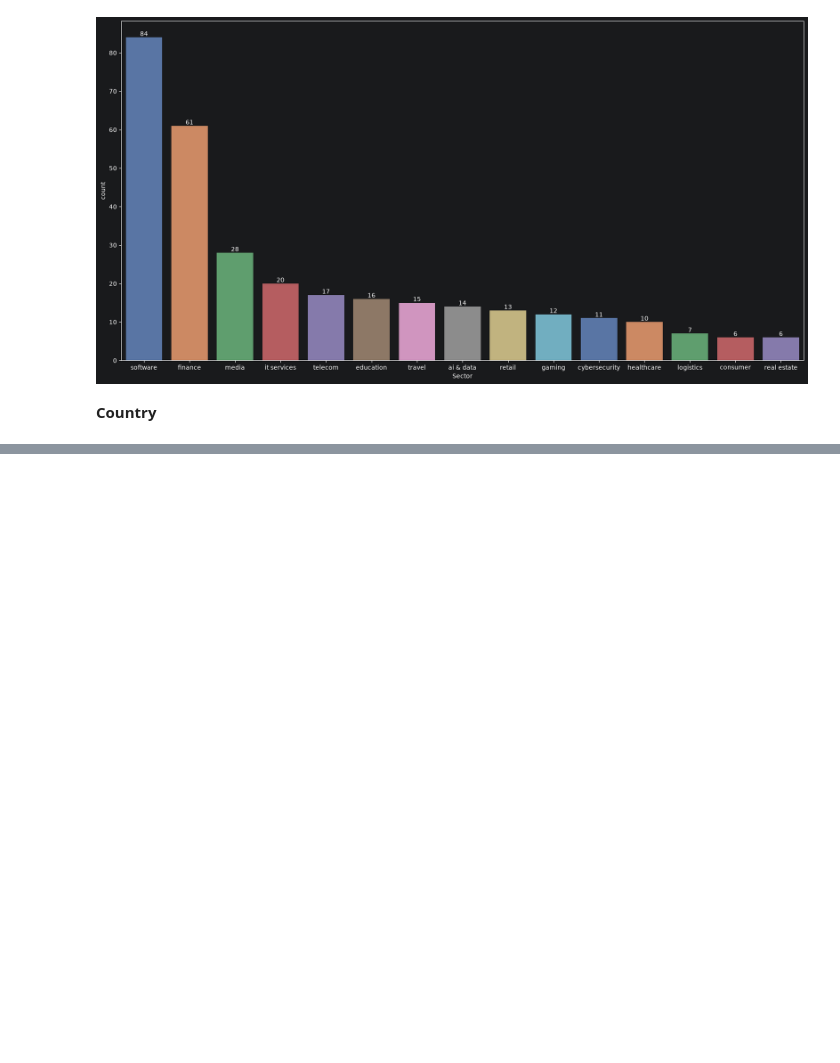
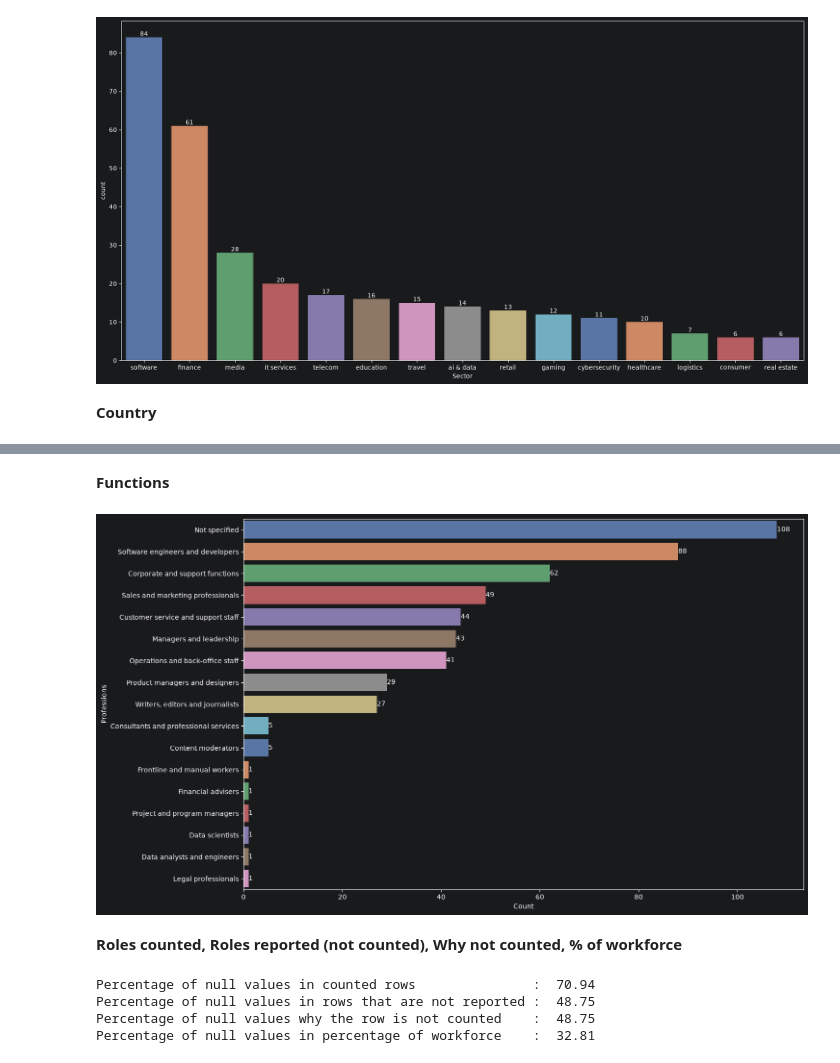
Before and after one commit to amithvardhan99/misc_2, a Jupyter notebook: AI Layoffs Register 2023-2026, Every Row Sourced/notebook.ipynb, the cells around one changed output, grey strips where cells are left out. Drawn from its saved outputs; the diff is of its cells as text; code cells hidden in the pictures; blank space fills up the shorter version.

```diff
--- a/AI Layoffs Register 2023-2026, Every Row Sourced/notebook.ipynb
+++ b/AI Layoffs Register 2023-2026, Every Row Sourced/notebook.ipynb
@@ -488,0 +493,35 @@ df_4
+# %% [markdown]
+**Functions**
+# %%
+d4 = pd.read_csv("common-professions.csv")
+d4["Date"] = pd.to_datetime(d4["Date"])
+
+df_5 = pd.merge(left=df_4,right=d4,how="inner",on=["Company","Date"])
+df_5.drop(columns=["Functions","Job families"],inplace=True)
+# %%
+professions_split = df_5["Common professions"].str.split("; ")
+o = []
+for i in professions_split:
+    o.extend(i)
+professions_df = pd.DataFrame(np.unique(np.array(o),return_counts=True)).T
+professions_df.columns = ["Professions","Count"]
+professions_df.sort_values(by="Count",ascending=False,inplace=True)
+fig,ax = plt.subplots(figsize=(15, 10))
+ax = sns.barplot(y=professions_df["Professions"],x=professions_df["Count"],palette="deep",orient="h")
+for i in ax.containers:
+    ax.bar_label(i)
+#ax.tick_params(axis='x', rotation=45)
+# %% [output]
+[figure, added]
+# %% [markdown]
+**Roles counted, Roles reported (not counted), Why not counted, % of workforce**
+# %%
+print("Percentage of null values in counted rows               : ",(df_5["Roles counted"].isna().sum() * 100 / df_5.shape[0]).round(2))
+print("Percentage of null values in rows that are not reported : ",(df_5["Roles reported (not counted)"].isna().sum() * 100 / df_5.shape[0]).round(2))
+print("Percentage of null values why the row is not counted    : ",(df_5["Why not counted"].isna().sum() * 100 / df_5.shape[0]).round(2))
+print("Percentage of null values in percentage of workforce    : ",(df_5["% of workforce"].isna().sum() * 100 / df_5.shape[0]).round(2))
+# %% [output]
+Percentage of null values in counted rows               :  70.94
+Percentage of null values in rows that are not reported :  48.75
+Percentage of null values why the row is not counted    :  48.75
+Percentage of null values in percentage of workforce    :  32.81
```
Also changed, not shown: parts of 5 cells of this notebook, 2 other files.
